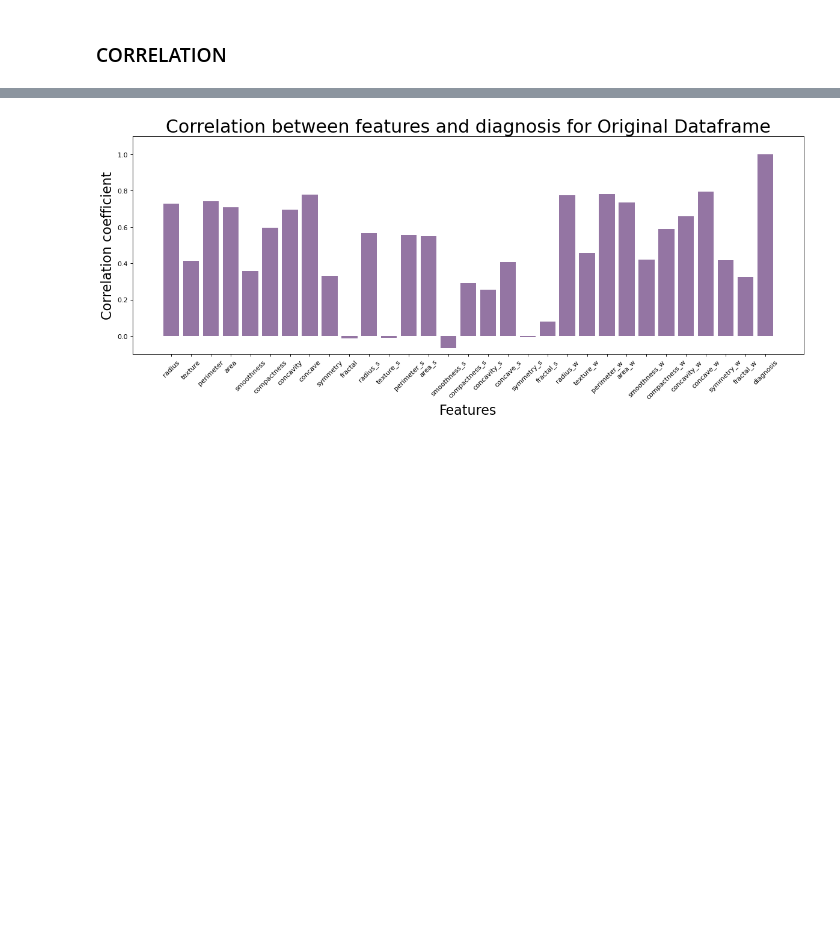
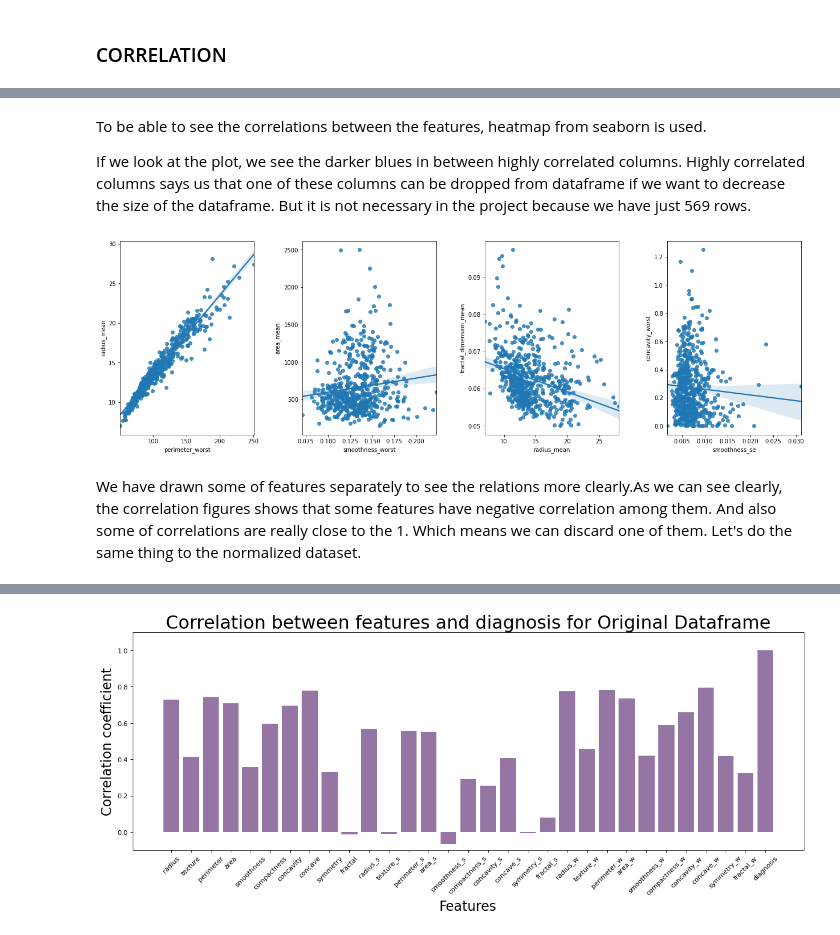
Before and after one commit to Gizem-kaya/Breast-Cancer-Detection-with-Pandas, a Jupyter notebook: Assignment 2.ipynb, the cells around one changed output, grey strips where cells are left out. Saved outputs shown, nothing was run; the diff lists cells and outputs as text; code cells hidden in the pictures; blank space fills up the shorter version.

Commit message:
updated project

```diff
--- a/Assignment 2.ipynb
+++ b/Assignment 2.ipynb
@@ -106,0 +116,19 @@ Replace the diagnosis symbols at Normalized Data. 0 for malignant, 1 for benign.
+# %% [markdown]
+To be able to see the correlations between the features, heatmap from seaborn is used.
+
+If we look at the plot, we see the darker blues in between highly correlated columns. Highly correlated columns says us that one of these columns can be dropped from dataframe if we want to decrease the size of the dataframe. But it is not necessary in the project because we have just 569 rows.
+# %%
+fig, axes = plt.subplots(nrows=1, ncols=4, figsize=(18,6))
+
+sns.regplot(x = 'perimeter_worst', y = 'radius_mean',data = OD, marker='o', ax=axes[0])
+sns.regplot(x = 'smoothness_worst', y = 'area_mean',data = OD, marker='o', ax=axes[1])
+sns.regplot(x = 'radius_mean', y = 'fractal_dimension_mean',data = OD, marker='o', ax=axes[2])
+sns.regplot(x = 'smoothness_se', y = 'concavity_worst',data = OD, marker='o', ax=axes[3])
+
+fig.tight_layout(pad=3.0)
+
+plt.show()
+# %% [output]
+[figure, added]
+# %% [markdown]
+We have drawn some of features separately to see the relations more clearly.As we can see clearly, the correlation figures shows that some features have negative correlation among them. And also some of correlations are really close to the 1. Which  means we can discard one of them. Let's do the same thing to the normalized dataset.
```
Also changed, not shown: parts of 51 cells of this notebook.
